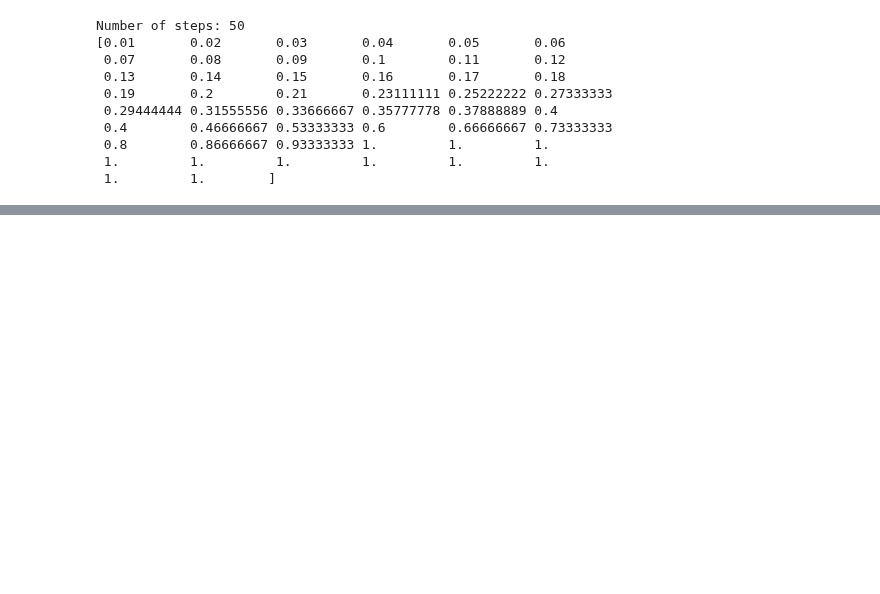
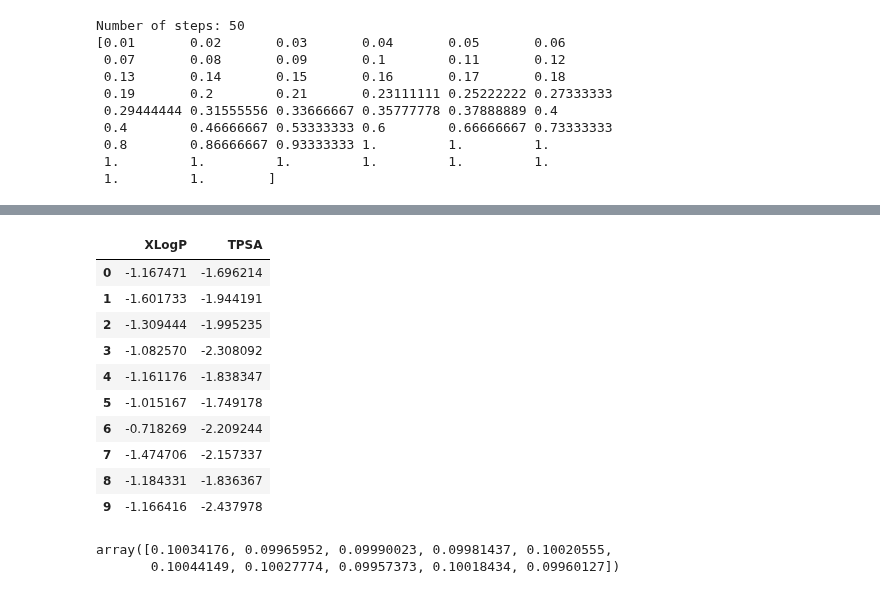
Before and after one commit to yoshida-lab/XenonPy, a Jupyter notebook: xenonpy/contrib/ismd/Sample.ipynb, the cells around one changed output, grey strips where cells are left out. Cells and saved outputs as stored; diff of their text form; code cells hidden in the pictures; blank space fills up the shorter version.

```diff
--- a/xenonpy/contrib/ismd/Sample.ipynb
+++ b/xenonpy/contrib/ismd/Sample.ipynb
@@ -207,0 +130,5 @@ Round 4 ['N#Cc1nn(CCCO)cc1Br.CNCc1cccc(OCSC)c1', 'O=C1CCC(=Cc2cccc(Oc3ccc(C(F)(F
+# %%
+%%time
+
+# train forward models inside ismd
+likelihood_calculator.fit(data['reactant_index'], data[prop])
@@ -350,0 +264,19 @@ RDKit ERROR: [00:04:32] SMILES Parse Error: unclosed ring for input: 'CC(C)=CCCC
+# %%
+ismd_result_df['loglike'][0]
+# %% [output]
+|  | XLogP | TPSA |
+| 0 | -1.167471 | -1.696214 |
+| 1 | -1.601733 | -1.944191 |
+| 2 | -1.309444 | -1.995235 |
+| 3 | -1.082570 | -2.308092 |
+| 4 | -1.161176 | -1.838347 |
+| 5 | -1.015167 | -1.749178 |
+| 6 | -0.718269 | -2.209244 |
+| 7 | -1.474706 | -2.157337 |
+| 8 | -1.184331 | -1.836367 |
+| 9 | -1.166416 | -2.437978 |
+# %%
+ismd_result_df['prob'][0]
+# %% [output]
+array([0.10034176, 0.09965952, 0.09990023, 0.09981437, 0.10020555,
+       0.10044149, 0.10027774, 0.09957373, 0.10018434, 0.09960127])
```
Also changed, not shown: parts of 51 cells of this notebook, 11 other files.
